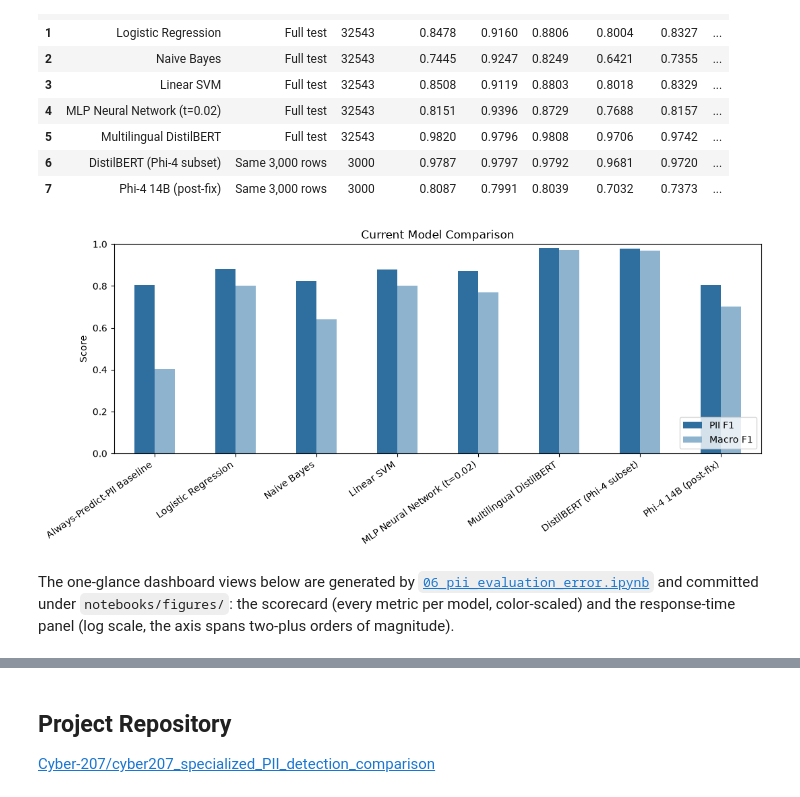
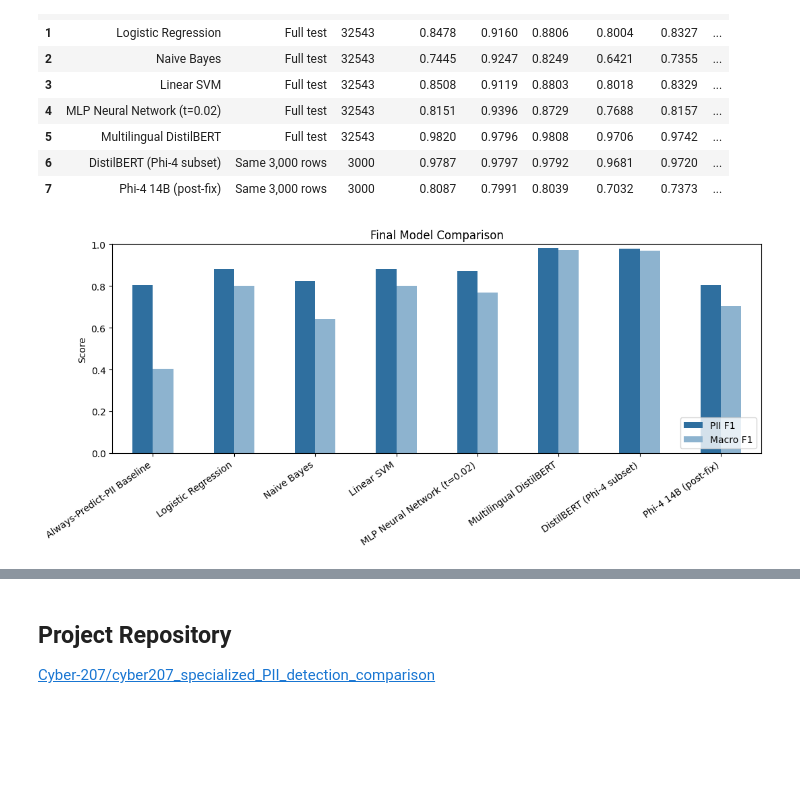
Before and after one commit to Cyber-207/cyber207_specialized_PII_detection_comparison, a Jupyter notebook: notebooks/00_Prompt_Privacy_Screening.ipynb, the cells around one changed output, grey strips where cells are left out. Drawn from its saved outputs; the diff is of its cells as text; code cells hidden in the pictures; blank space fills up the shorter version.

```diff
--- a/notebooks/00_Prompt_Privacy_Screening.ipynb
+++ b/notebooks/00_Prompt_Privacy_Screening.ipynb
@@ -476,25 +457,20 @@ display(results)
 # %%
 # compare the two balanced summary measures for models with available results
 plot_data = results.dropna(subset=["PII F1", "Macro F1"]).copy()
 plot_data.plot(
     x="Model",
     y=["PII F1", "Macro F1"],
     kind="bar",
     figsize=(11, 5),
     ylim=(0, 1.0),
     color=["#2f6f9f", "#8db3cf"],
 )
-plt.title("Current Model Comparison")
+plt.title("Final Model Comparison")
 plt.ylabel("Score")
 plt.xlabel("")
 plt.xticks(rotation=35, ha="right")
 plt.legend(loc="lower right")
 plt.tight_layout()
 plt.show()
 # %% [output]
-[figure, old version]
+[figure, new version]
-# %% [markdown]
-The one-glance dashboard views below are generated by
-[`06_pii_evaluation_error.ipynb`](https://github.com/Cyber-207/cyber207_specialized_PII_detection_comparison/blob/main/notebooks/06_pii_evaluation_error.ipynb) and committed under
-`notebooks/figures/`: the scorecard (every metric per model, color-scaled) and the response-time panel
-(log scale, the axis spans two-plus orders of magnitude).
```
Also changed, not shown: parts of 29 cells of this notebook.
